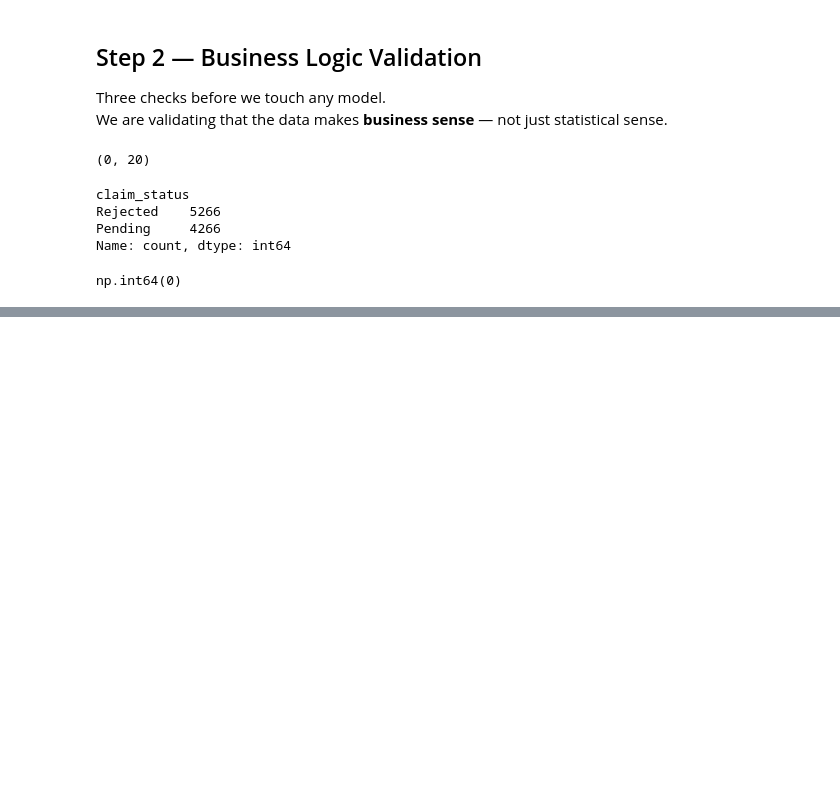
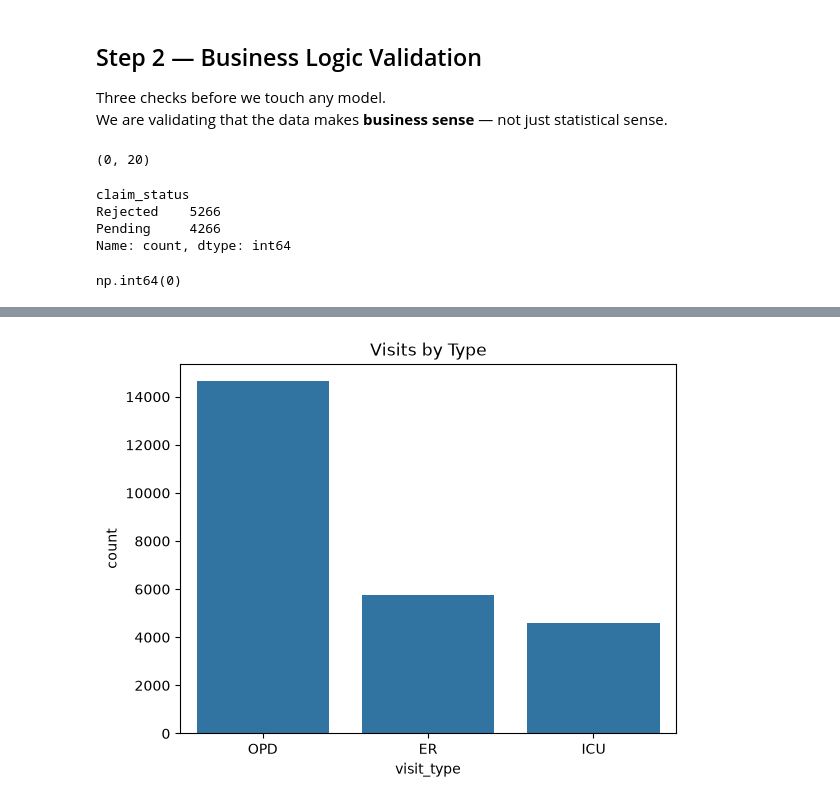
Before and after one commit to bjmashele/health-analytics, a Jupyter notebook: eda_to_mlflow.ipynb, the cells around one changed output, grey strips where cells are left out. Cells and saved outputs as stored; diff of their text form; code cells hidden in the pictures; blank space fills up the shorter version.

```diff
--- a/eda_to_mlflow.ipynb
+++ b/eda_to_mlflow.ipynb
@@ -613,0 +673,7 @@ np.int64(0)
+# %%
+# Visits by Type
+sns.countplot(data=df, x="visit_type", order=df["visit_type"].value_counts().index)
+plt.title("Visits by Type")
+plt.show()
+# %% [output]
+[figure, added]
```
Also changed, not shown: parts of 9 cells of this notebook.
